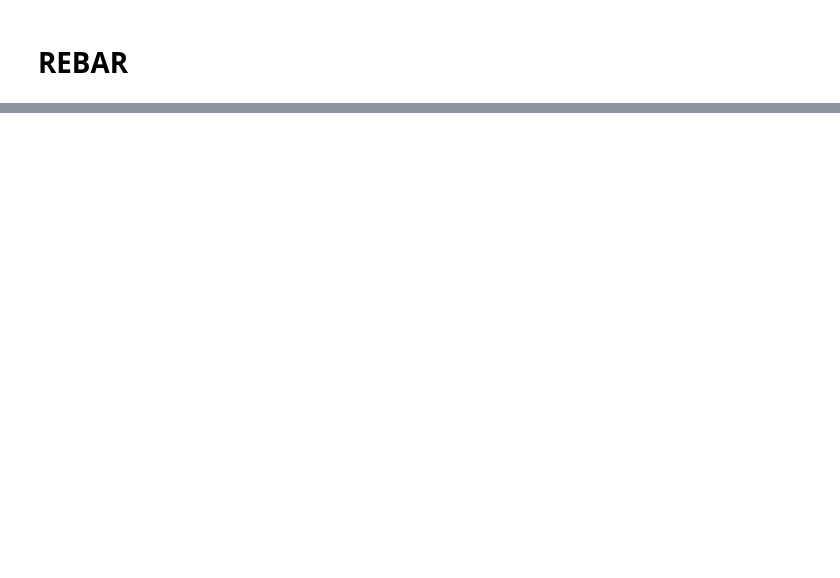
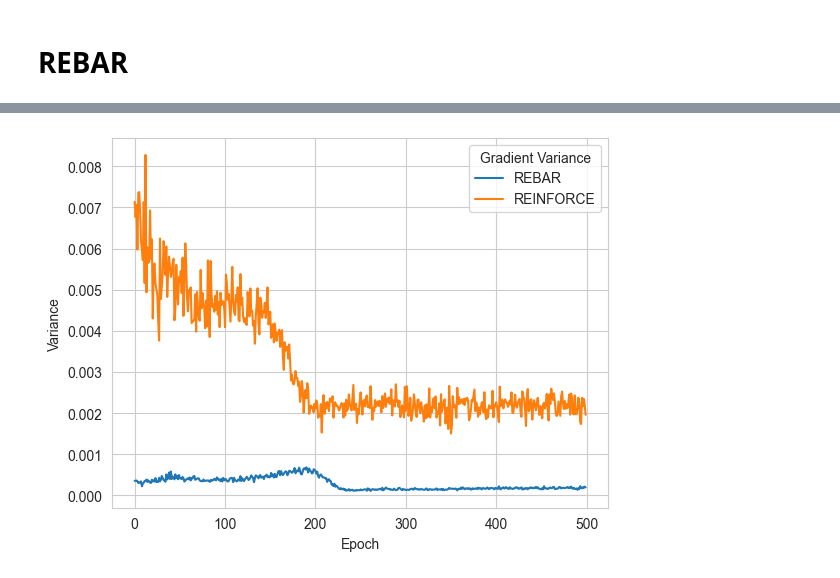
Before and after one commit to ZetrextJG/REBAR-PyTorch, a Jupyter notebook: gmm.ipynb, the cells around one changed output, grey strips where cells are left out. Saved outputs shown, nothing was run; the diff lists cells and outputs as text; code cells hidden in the pictures; blank space fills up the shorter version.

```diff
--- a/gmm.ipynb
+++ b/gmm.ipynb
@@ -291,0 +299,11 @@ plt.show()
+# %%
+sns.lineplot(data=rebar_grad_variances, label='REBAR')
+sns.lineplot(data=reinforce_grad_variances, label='REINFORCE')
+
+plt.legend(title='Gradient Variance')
+plt.xlabel('Epoch')
+plt.ylabel('Variance')
+
+plt.show()
+# %% [output]
+[figure, added]
```
Also changed, not shown: parts of 2 cells of this notebook.
